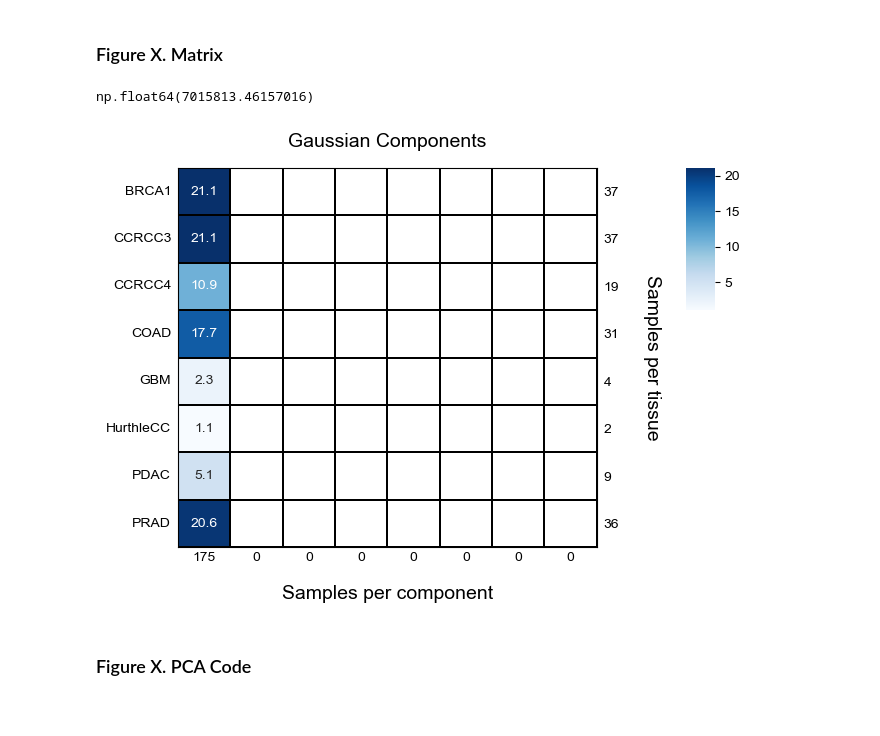
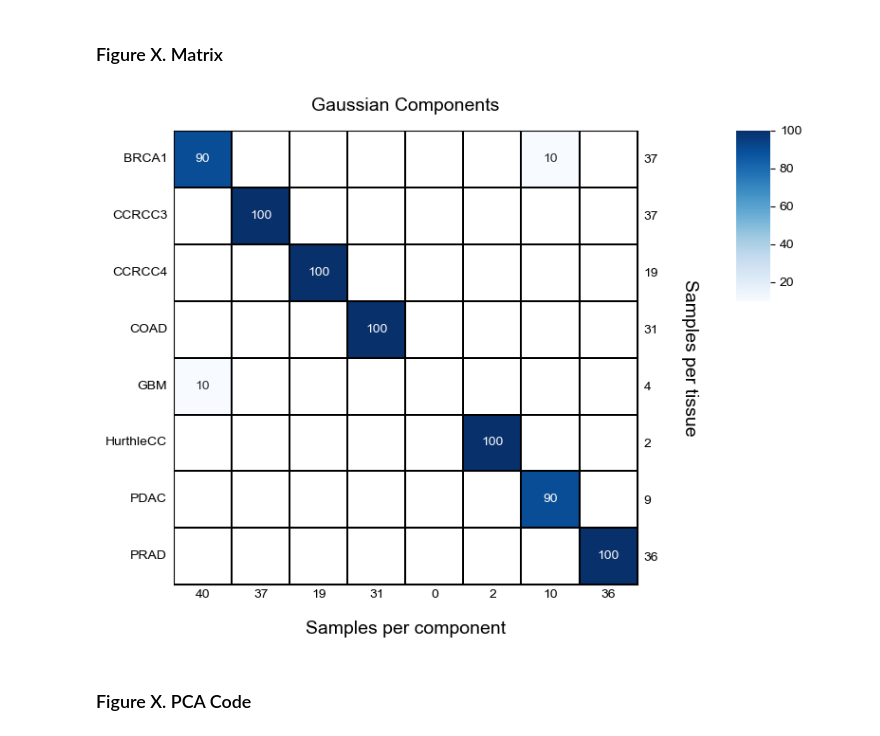
Before and after one commit to alfonsomiguelcruz/metabodgd, a Jupyter notebook: 02 - Training.ipynb, the cells around one changed output. Drawn from its saved outputs; the diff is of its cells as text; code cells hidden in the pictures.

```diff
--- a/02 - Training.ipynb
+++ b/02 - Training.ipynb
@@ -70,6 +44,0 @@ test_lbls  = []
-# %%
-train_loader, test_loader = data.create_dataloaders(
-    cohorts=cohorts,
-    df=df_log,
-    batch_size=32
-)
@@ -88,0 +92,35 @@ dgd_model = model.MetaboDGD(
+# %%
+train_all_loader = \
+    data.create_dataloaders(np_train_abun=np_normal_log,
+                            np_train_lbls=np_normal_lbls,
+                            batch_size=32)
+
+dgd_model = \
+    model.MetaboDGD(
+        latent_dim=50,
+        output_dim=np_normal_log.shape[1],
+        dec_hidden_layers_dim=[500, 1500],
+        dec_output_prediction_type='mean',
+        dec_output_activation_type='softplus',
+        n_comp=10,
+        cm_type='diagonal',
+        softball_radius=5,
+        softball_sharpness=5,
+        gaussian_mean=-6.0,
+        gaussian_stddev=0.01,
+        dirichlet_alpha=0.50
+    )
+
+dgd_model, train_rep, history, cm = \
+    train.train_dgd(
+        dgd_model=dgd_model,
+        train_loader=train_all_loader,
+        n_epochs=200,
+        lr_schedule_epochs=None,
+        lr_schedule=[1e-4, 1e-3, 1e-2], # dec, rep, gmm
+        optim_betas=[0.5, 0.7],
+        wd=1e-5,
+    )
+
+
+train.get_history_plot(history, inc_gmm_acc=True, with_val_plot=False)
@@ -91,7 +133,7 @@ dgd_model, train_rep, test_rep, history, cm = train.train_dgd(
     dgd_model=dgd_model,
     train_loader=train_loader,
     validation_loader=test_loader,
-    n_epochs=250,
+    n_epochs=200,
     lr_schedule_epochs=None,
     lr_schedule=[1e-4, 1e-3, 1e-2], # dec, rep, gmm
     optim_betas=[0.5, 0.7],
@@ -152,13 +195,5 @@ history
 # %% [markdown]
 ### Figure X. Matrix
-# %%
-def get_aic(dgd, history):
-    k = num_parameeters = sum(p.numel() for p in dgd.dec.parameters() if p.requires_grad) + sum(p.numel() for p in dgd.gmm.parameters() if p.requires_grad)
-    return 2 * k + 2 * history.iloc[-1]['train_loss']
-
-get_aic(dgd_model, history)
-# %% [output]
-np.float64(7015813.46157016)
 # %%
 from sklearn.preprocessing import LabelEncoder
 from sklearn.metrics import adjusted_rand_score, confusion_matrix
@@ -190,7 +225,7 @@ sample_num_lbls = [37,37,19,31,4,2,9,36]
 
 zr_mask = np.where(cm_norm > 0, False, True)
 
-fig, ax = plt.subplots(figsize=(7,5))
+fig, ax = plt.subplots(figsize=(8,6))
 
 sns.heatmap(cm_norm, cmap='Blues',
             annot=True,
@@ -202,34 +237,34 @@ sns.heatmap(cm_norm, cmap='Blues',
             linecolor='black',
             ax=ax,
             cbar_kws={
                 'pad': 0.15,
                 'shrink': 0.375,
                 'aspect': 5,
                 'anchor': (0.0, 1.0)
             })
 
 ax_y = ax.twinx()
 ax.set_xticklabels(ax.get_xticklabels(), rotation=0)
 ax.set_yticklabels(ax.get_yticklabels(), rotation=0)
 ax.tick_params(axis='both', length=0)
 
 ax_y.set_yticks(ax.get_yticks())
 ax_y.set_ylim(ax.get_ylim())
 ax_y.set_yticklabels(sample_num_lbls)
 ax_y.tick_params(axis='y', length=0)
 
 ax.set_xlabel('Samples per component', fontsize=14, labelpad=15)
 ax_y.set_ylabel('Samples per tissue' , fontsize=14, labelpad=30, rotation=270)
 
 ax.tick_params(  axis='y', direction='out', pad=5)
 ax_y.tick_params(axis='y', direction='out', pad=5)
 
 ax.set_title('Gaussian Components', pad=15, fontsize=14)
 
 # fig.subplots_adjust(bottom=0.5)
 plt.tight_layout()
 # %% [output]
-[figure, old version]
+[figure, new version]
 # %% [markdown]
 ### Figure X. PCA Code
 # %%
```
Also changed, not shown: parts of 18 cells of this notebook, 5 other files.
